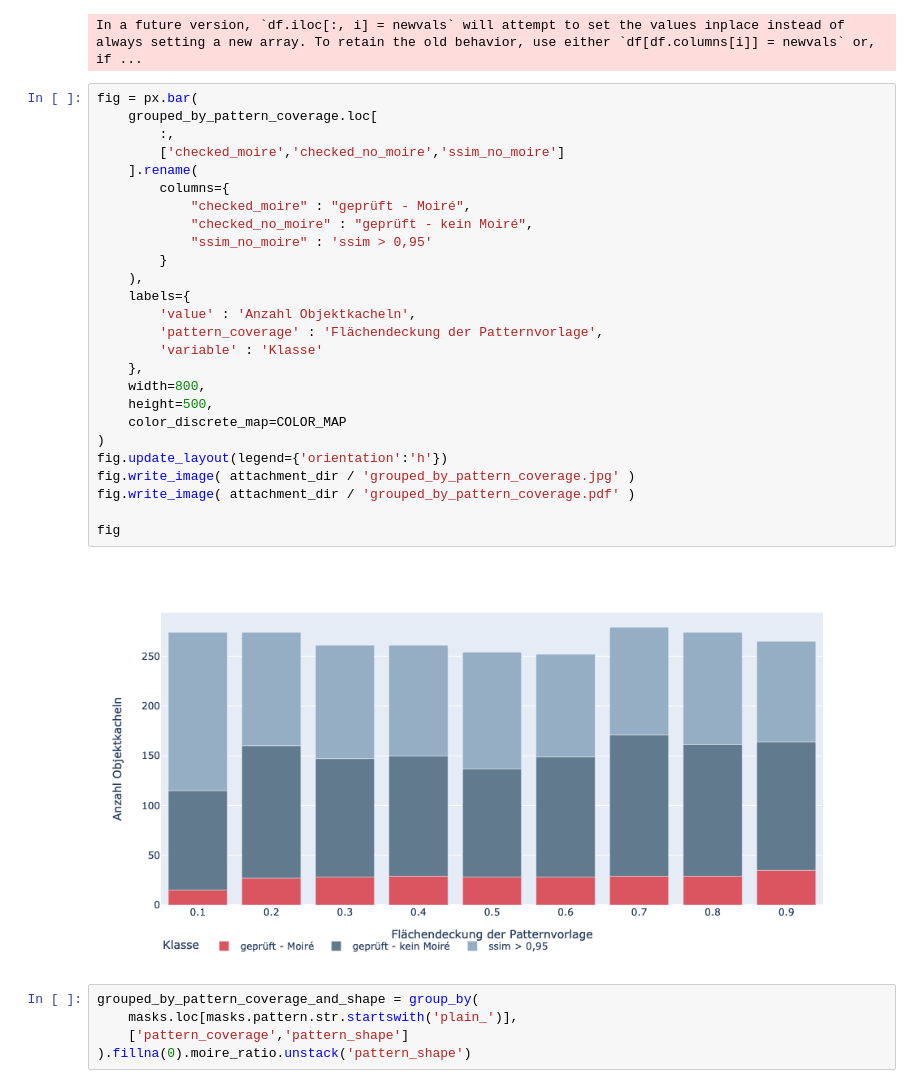
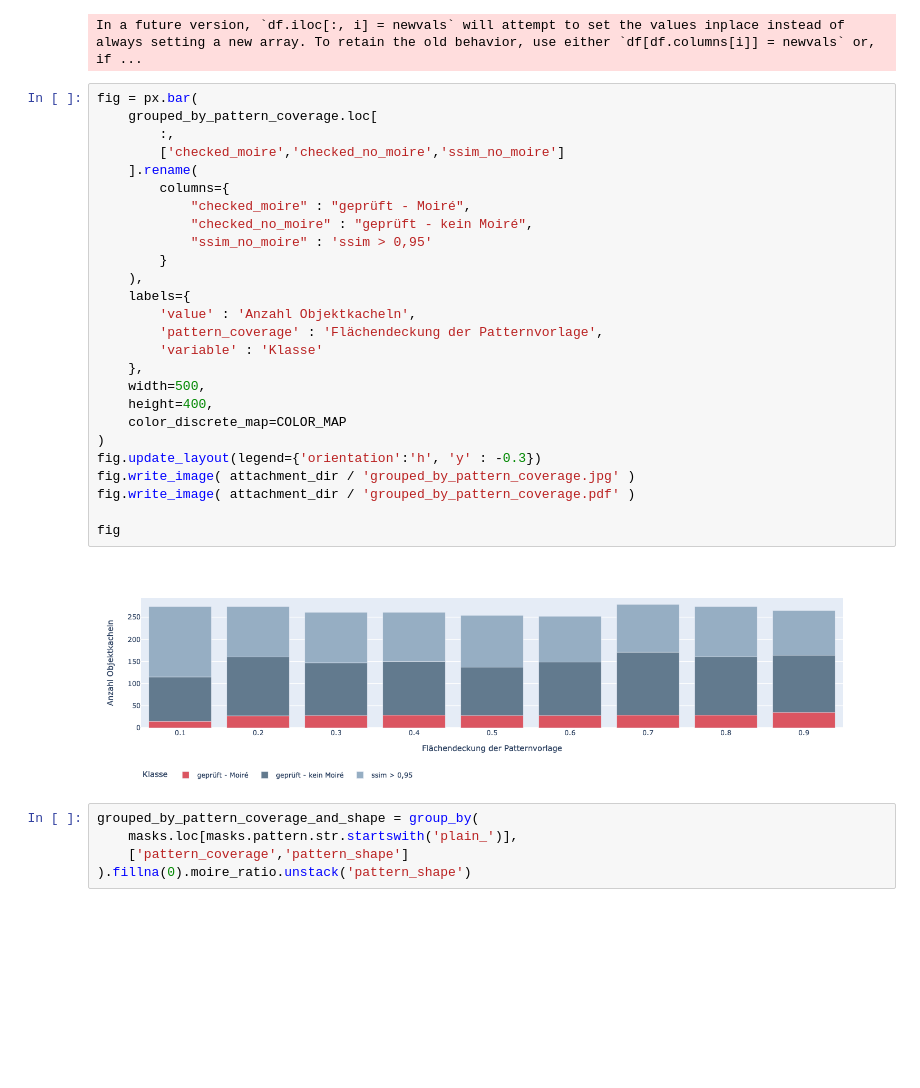
Before and after one commit to FBirwe/master-thesis_moire_detection, a Jupyter notebook: 80_Auswertungen/Auswertung_Mustergenerierung.ipynb, the cells around one changed output. Drawn from its saved outputs; the diff is of its cells as text; blank space fills up the shorter version.

```diff
--- a/80_Auswertungen/Auswertung_Mustergenerierung.ipynb
+++ b/80_Auswertungen/Auswertung_Mustergenerierung.ipynb
@@ -298,31 +342,31 @@ In a future version, `df.iloc[:, i] = newvals` will attempt to set the values in
 # %%
 fig = px.bar(
     grouped_by_pattern_coverage.loc[
         :,
         ['checked_moire','checked_no_moire','ssim_no_moire']
     ].rename(
         columns={
             "checked_moire" : "geprüft - Moiré",
             "checked_no_moire" : "geprüft - kein Moiré",
             "ssim_no_moire" : 'ssim > 0,95'
         }
     ),
     labels={
         'value' : 'Anzahl Objektkacheln',
         'pattern_coverage' : 'Flächendeckung der Patternvorlage',
         'variable' : 'Klasse'
     },
-    width=800,
-    height=500,
+    width=500,
+    height=400,
     color_discrete_map=COLOR_MAP
 )
-fig.update_layout(legend={'orientation':'h'})
+fig.update_layout(legend={'orientation':'h', 'y' : -0.3})
 fig.write_image( attachment_dir / 'grouped_by_pattern_coverage.jpg' )
 fig.write_image( attachment_dir / 'grouped_by_pattern_coverage.pdf' )
 
 fig
 # %% [output]
-[figure, old version]
+[figure, new version]
 # %%
 grouped_by_pattern_coverage_and_shape = group_by(
     masks.loc[masks.pattern.str.startswith('plain_')],
```
Also changed, not shown: parts of 39 cells of this notebook, 5 other files.
